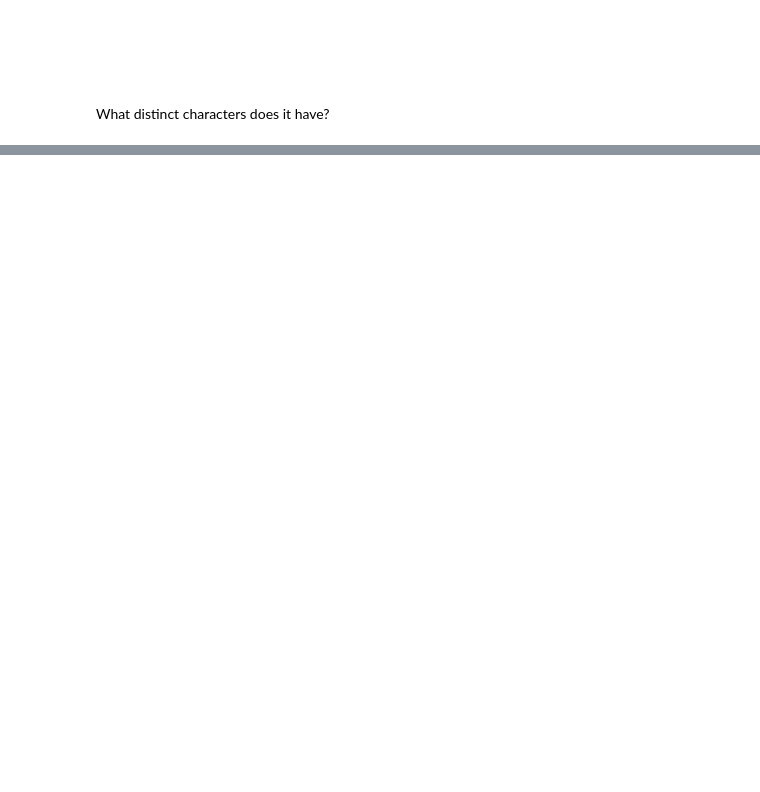
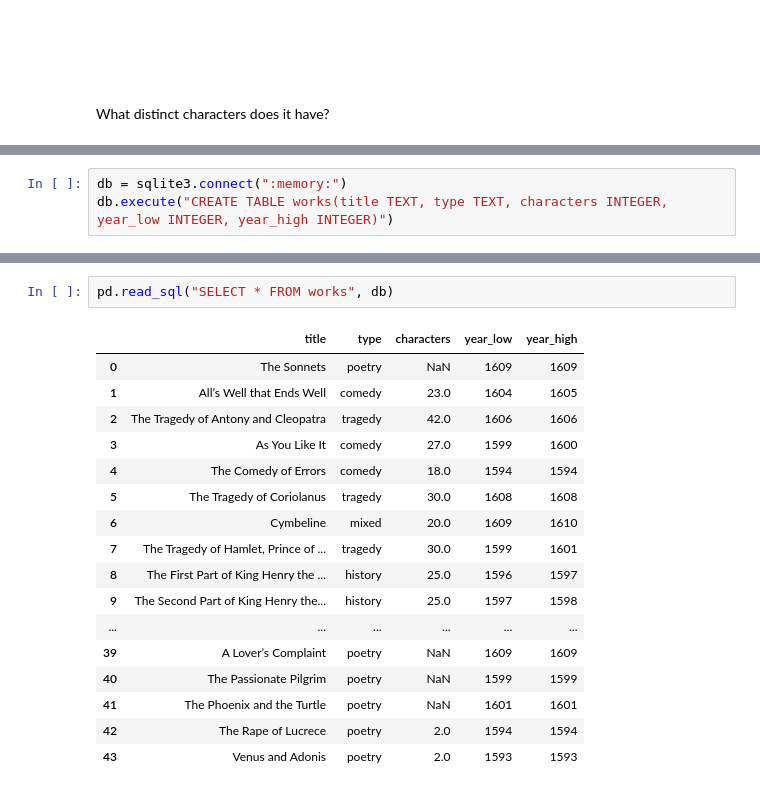
Before and after one commit to jpivarski-talks/2025-07-12-scipy-teen-track, a Jupyter notebook: site/files/09-shakespeare.ipynb, the cells around one changed output, grey strips where cells are left out. Saved outputs shown, nothing was run; the diff lists cells and outputs as text; blank space fills up the shorter version.

```diff
--- a/site/files/09-shakespeare.ipynb
+++ b/site/files/09-shakespeare.ipynb
@@ -348,0 +568,3 @@ set(corpus)
+# %%
+db = sqlite3.connect(":memory:")
+db.execute("CREATE TABLE works(title TEXT, type TEXT, characters INTEGER, year_low INTEGER, year_high INTEGER)")
@@ -348,0 +635,20 @@ set(corpus)
+# %%
+pd.read_sql("SELECT * FROM works", db)
+# %% [output]
+|  | title | type | characters | year_low | year_high |
+| 0 | The Sonnets | poetry | NaN | 1609 | 1609 |
+| 1 | All’s Well that Ends Well | comedy | 23.0 | 1604 | 1605 |
+| 2 | The Tragedy of Antony and Cleopatra | tragedy | 42.0 | 1606 | 1606 |
+| 3 | As You Like It | comedy | 27.0 | 1599 | 1600 |
+| 4 | The Comedy of Errors | comedy | 18.0 | 1594 | 1594 |
+| 5 | The Tragedy of Coriolanus | tragedy | 30.0 | 1608 | 1608 |
+| 6 | Cymbeline | mixed | 20.0 | 1609 | 1610 |
+| 7 | The Tragedy of Hamlet, Prince of ... | tragedy | 30.0 | 1599 | 1601 |
+| 8 | The First Part of King Henry the ... | history | 25.0 | 1596 | 1597 |
+| 9 | The Second Part of King Henry the... | history | 25.0 | 1597 | 1598 |
+| ... | ... | ... | ... | ... | ... |
+| 39 | A Lover’s Complaint | poetry | NaN | 1609 | 1609 |
+| 40 | The Passionate Pilgrim | poetry | NaN | 1599 | 1599 |
+| 41 | The Phoenix and the Turtle | poetry | NaN | 1601 | 1601 |
+| 42 | The Rape of Lucrece | poetry | 2.0 | 1594 | 1594 |
+| 43 | Venus and Adonis | poetry | 2.0 | 1593 | 1593 |
```
Also changed, not shown: parts of 63 cells of this notebook.
